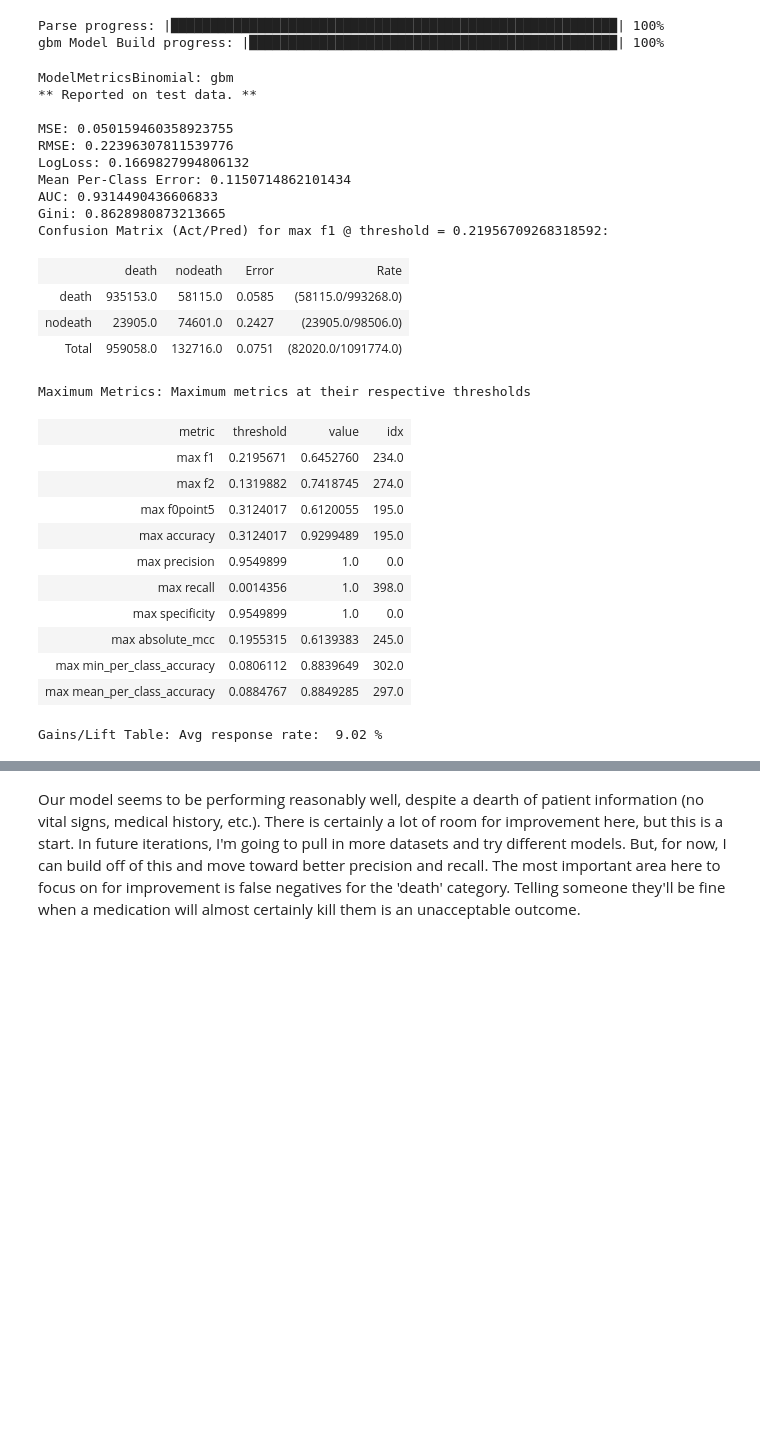
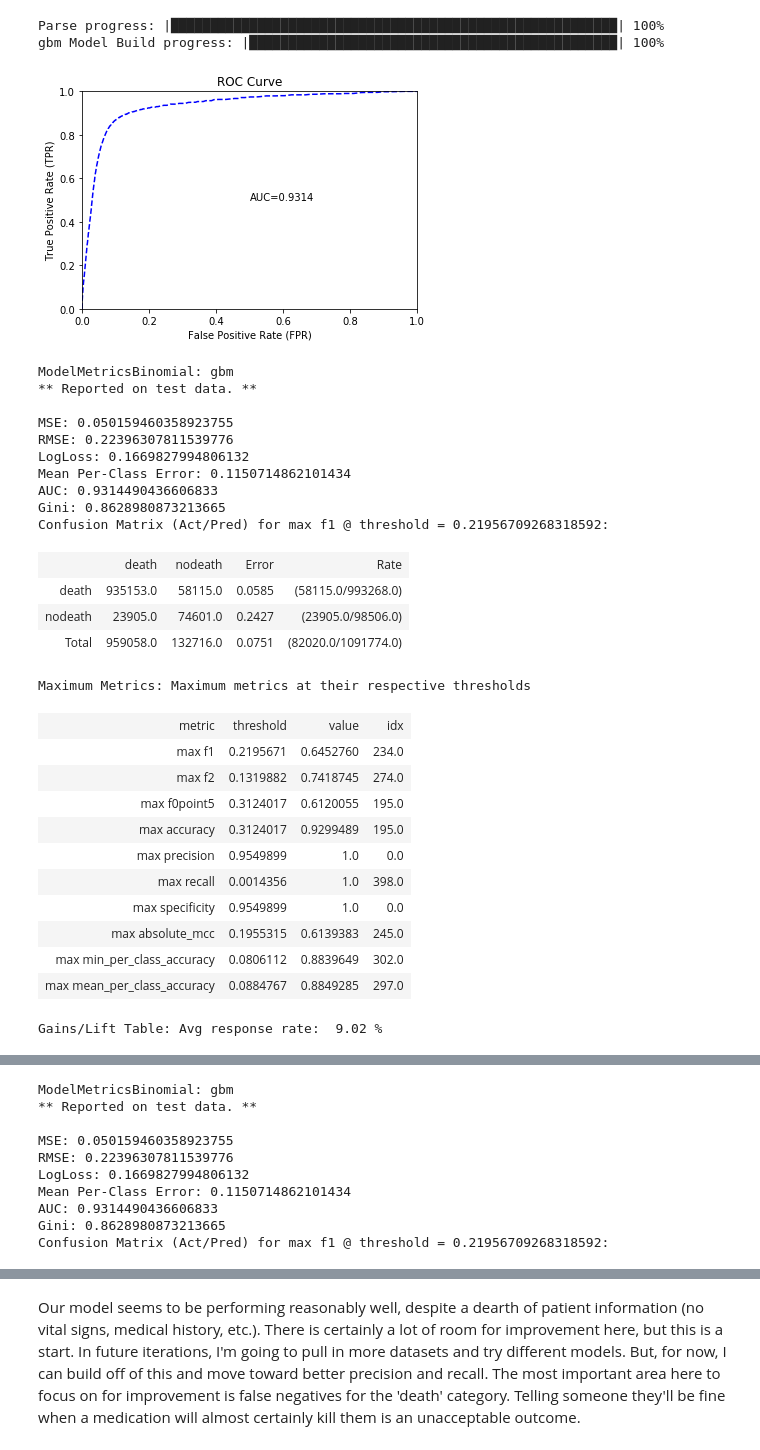
Before and after one commit to bensuutari/Enigma_Healthcare, a Jupyter notebook: Analysis.ipynb, the cells around one changed output, grey strips where cells are left out. Drawn from its saved outputs; the diff is of its cells as text; code cells hidden in the pictures; blank space fills up the shorter version.

Commit message:
adding some plots

```diff
--- a/Analysis.ipynb
+++ b/Analysis.ipynb
@@ -324,8 +324,10 @@ Parse progress: |█████████████████████
 gbm Model Build progress: |███████████████████████████████████████████████| 100%
 # %%
 performance = outcome_GBM.model_performance(test)
+performance.plot(type='roc')
 performance.show()
 # %% [output]
+[figure, added]
 ModelMetricsBinomial: gbm
 ** Reported on test data. **
 
@@ -370,3 +372,13 @@ Gains/Lift Table: Avg response rate:  9.02 %
 |  | 14 | 0.8002114 | 0.0042401 | 0.0514618 | 1.2377828 | 0.0046432 | ... |
 |  | 15 | 0.9000004 | 0.0021524 | 0.0570713 | 1.1068695 | 0.0051493 | ... |
 |  | 16 | 1.0 | 0.0002083 | 0.0381704 | 1.0 | 0.0034439 | ... |
+ModelMetricsBinomial: gbm
+** Reported on test data. **
+
+MSE: 0.050159460358923755
+RMSE: 0.22396307811539776
+LogLoss: 0.1669827994806132
+Mean Per-Class Error: 0.1150714862101434
+AUC: 0.9314490436606833
+Gini: 0.8628980873213665
+Confusion Matrix (Act/Pred) for max f1 @ threshold = 0.21956709268318592:
```
Also changed, not shown: parts of 4 cells of this notebook.
